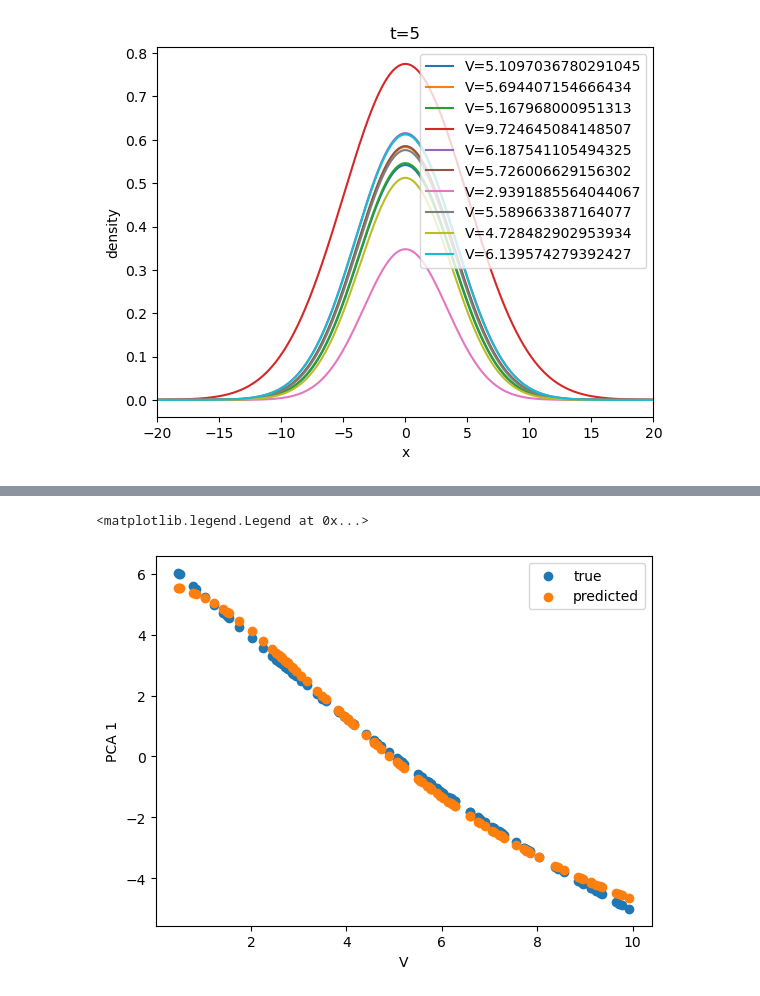
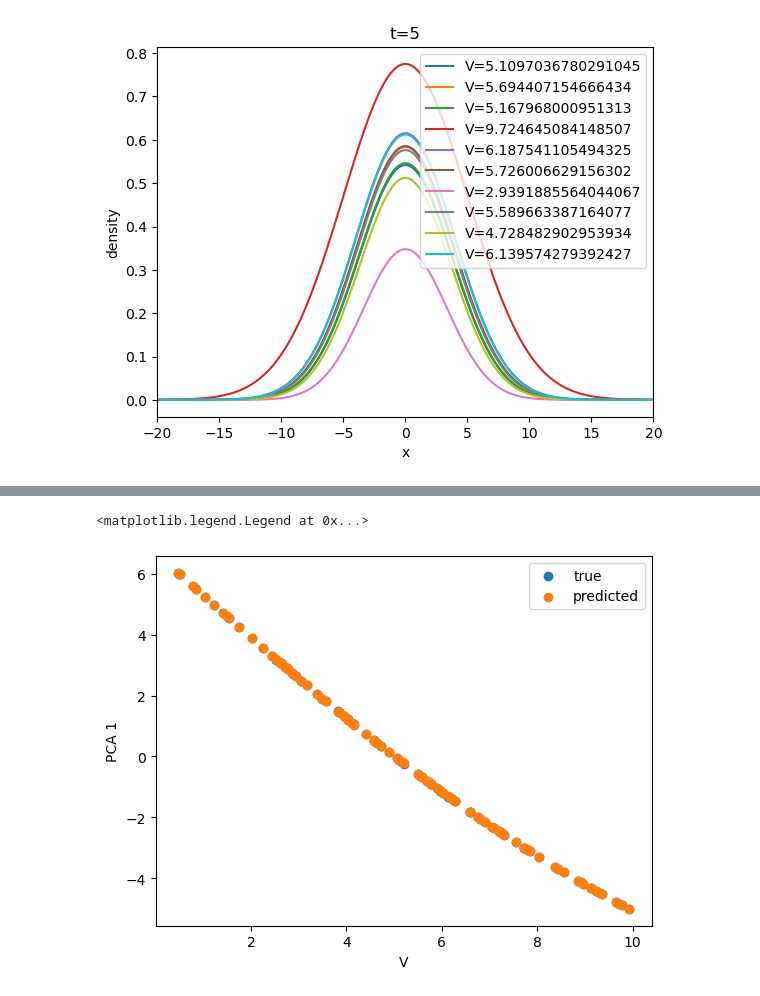
Before and after one commit to tomcjackc/Probabilistic-Operator-Learning-for-Climate-Model-Parameterisation, a Jupyter notebook: notebooks/diffusion.ipynb, the cells around one changed output, grey strips where cells are left out. Cells and saved outputs as stored; diff of their text form; code cells hidden in the pictures.

```diff
--- a/notebooks/diffusion.ipynb
+++ b/notebooks/diffusion.ipynb
@@ -87,20 +88,24 @@ for i in range(n_samples_train):
 # %%
 from sklearn.decomposition import PCA
 
-PCA_model_x = PCA(n_components=2)
-x_train_2d = PCA_model_x.fit_transform(x_train)
+low_dim_x = 5
+low_dim_y = 1
+
+PCA_model_x = PCA(n_components=low_dim_x)
+x_train_lowdim = PCA_model_x.fit_transform(x_train)
+
+if low_dim_x == 2:
+    plt.figure()
+    plt.scatter(x_train_lowdim[:, 0], x_train_lowdim[:, 1])
+    plt.xlabel('PCA 1')
+    plt.ylabel('PCA 2')
+    plt.title('x_train')
+
+PCA_model_y = PCA(n_components=low_dim_y)
+y_train_lowdim = PCA_model_y.fit_transform(y_train)
 
 plt.figure()
-plt.scatter(x_train_2d[:, 0], x_train_2d[:, 1])
-plt.xlabel('PCA 1')
-plt.ylabel('PCA 2')
-plt.title('x_train')
-
-PCA_model_y = PCA(n_components=1)
-y_train_1d = PCA_model_y.fit_transform(y_train)
-
-plt.figure()
-plt.scatter(V_arr_train, y_train_1d[:, 0])
+plt.scatter(V_arr_train, y_train_lowdim[:, 0])
 plt.xlabel('V')
 plt.ylabel('PCA 1')
 plt.title('y_train')
@@ -113,16 +117,24 @@ Text(0.5, 1.0, 'y_train')
 # %%
+'''
+using linear regression for the latent space regression right now
+
+TODO:
+- use a GP
+- figure out how to use a 2d latent space for the transformed y_train (what alternatives are there to the multi-output GP?)
+'''
+
 from sklearn.linear_model import LinearRegression
 
-reg = LinearRegression().fit(x_train_2d, y_train_1d)
-y_train_1d_pred = reg.predict(x_train_2d)
+reg = LinearRegression().fit(x_train_lowdim, y_train_lowdim)
+y_train_lowdim_pred = reg.predict(x_train_lowdim)
 
 plt.figure()
-plt.scatter(V_arr_train, y_train_1d[:, 0], label='true')
-plt.scatter(V_arr_train, y_train_1d_pred[:, 0], label='predicted')
+plt.scatter(V_arr_train, y_train_lowdim[:, 0], label='true')
+plt.scatter(V_arr_train, y_train_lowdim_pred[:, 0], label='predicted')
 plt.xlabel('V')
 plt.ylabel('PCA 1')
 plt.legend()
 # %% [output]
 <matplotlib.legend.Legend at 0x...>
-[figure, old version]
+[figure, new version]
 # %%
```
Also changed, not shown: parts of 8 cells of this notebook.
